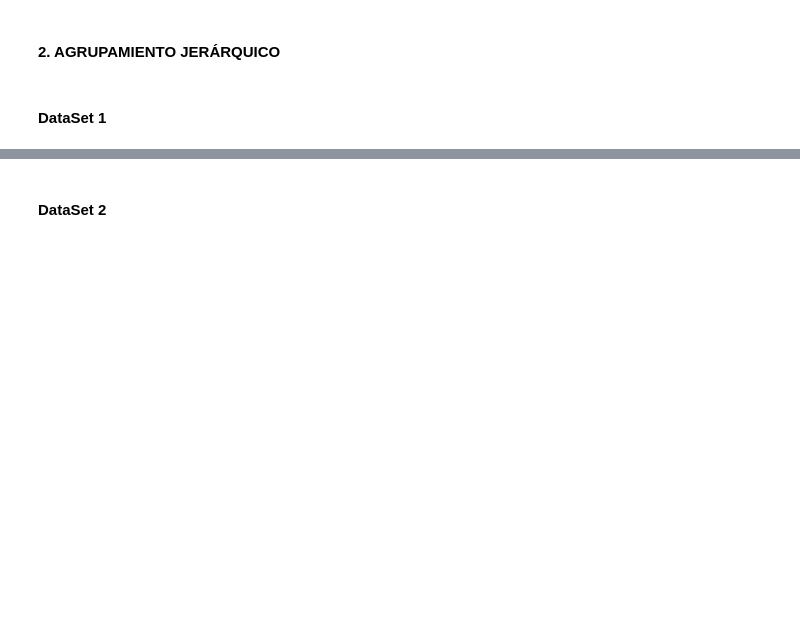
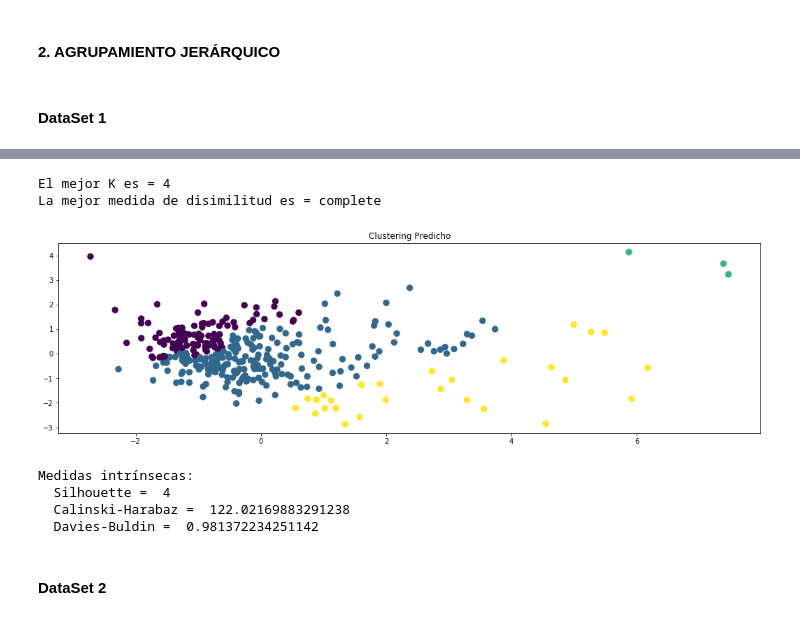
Before and after one commit to alvaronavarroguz/06MAIR-Aprendizaje-No-Supervisado, a Jupyter notebook: Trabajo_Final/Trabajo_Final.ipynb, the cells around one changed output, grey strips where cells are left out. Drawn from its saved outputs; the diff is of its cells as text; code cells hidden in the pictures; blank space fills up the shorter version.

```diff
--- a/Trabajo_Final/Trabajo_Final.ipynb
+++ b/Trabajo_Final/Trabajo_Final.ipynb
@@ -248,3 +293,37 @@ El mejor agrupamiento tiene 7 clusters:
+# %%
+# Haciendo uso de la regla del codo y viendo las gráficas, podemos comprobar que la mejor
+# disimilitud es "complete" (máxima) y con un k = 4
+k=4
+disim = 'complete'
+print("El mejor K es = " + str(k))
+print("La mejor medida de disimilitud es = " + str(disim))
+
+
+# Repetimos el clustering con la solución que dé la elbow-criteria
+##################################################################################
+clustering = linkage(principal_lung, disim)
+labels_predicted = cut_tree(clustering, n_clusters=k).flatten()
+
+# Mostrar resultados
+fig, ax = plt.subplots(figsize=(18,5))
+ax.set_title('Clustering Predicho')
+ax.scatter(PCs_lung[:,0], PCs_lung[:,1], c = labels_predicted, s=70)
+plt.show()
+
+print('\nMedidas intrínsecas:')
+print('  Silhouette = ', set_k[k-2])
+print('  Calinski-Harabaz = ', calinski_harabaz_score(principal_lung,labels_predicted))
+print('  Davies-Buldin = ', davies_bouldin_score(principal_lung,labels_predicted))
+
+ds_1_eval_prob=set_k[k-2]
+# %% [output]
+El mejor K es = 4
+La mejor medida de disimilitud es = complete
+[figure, added]
+Medidas intrínsecas:
+  Silhouette =  4
+  Calinski-Harabaz =  122.02169883291238
+  Davies-Buldin =  0.981372234251142
 # %% [markdown]
 #### DataSet 2
 # %%
```
Also changed, not shown: parts of 13 cells of this notebook.
